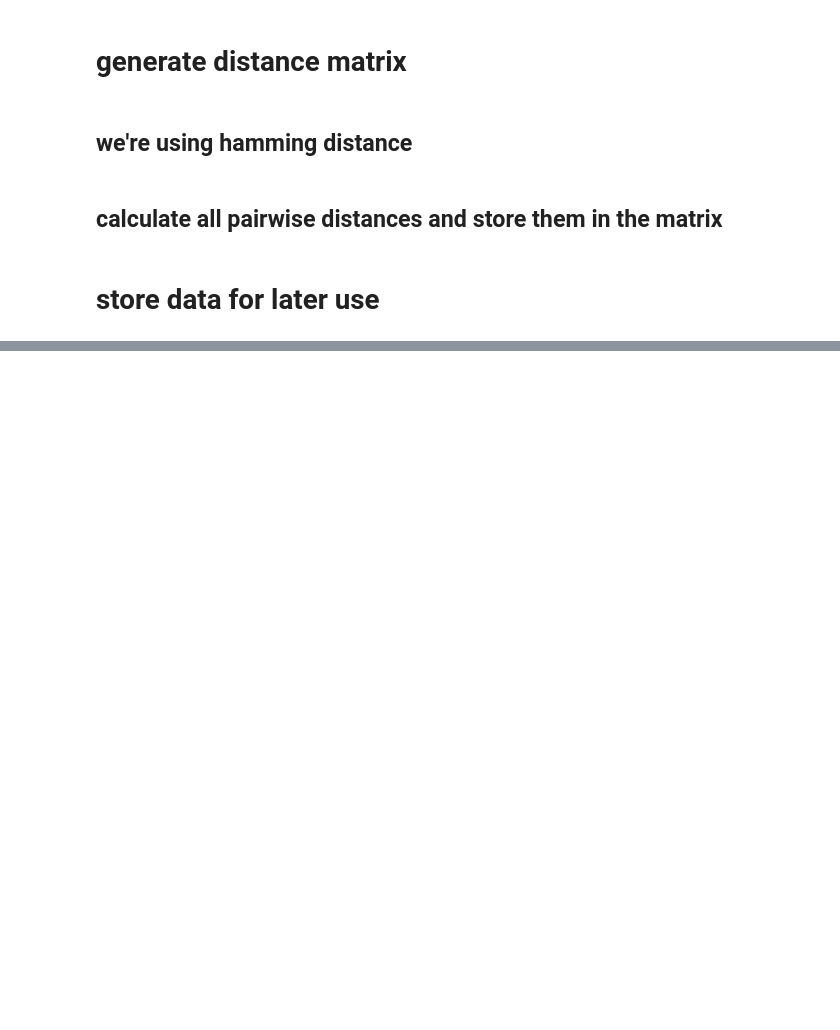
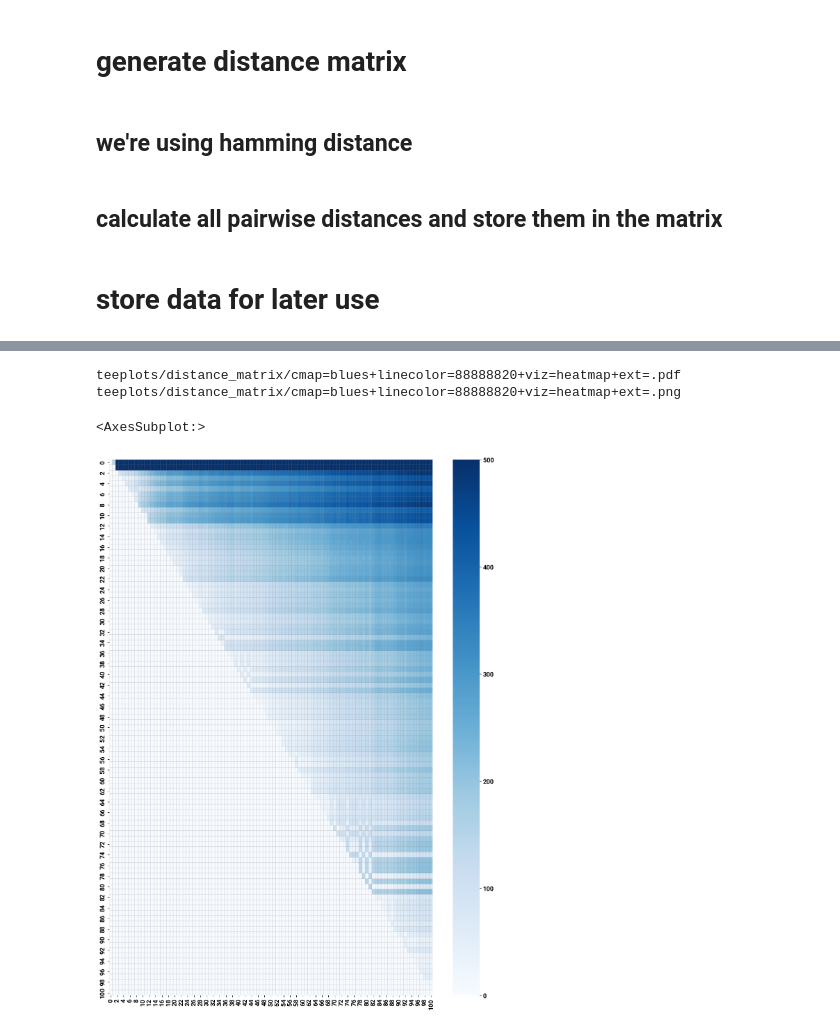
Before and after one commit to rodsan0/dishtiny_event_tag_phylogenetics, a Jupyter notebook: build_distance_matrix.ipynb, the cells around one changed output, grey strips where cells are left out. Saved outputs shown, nothing was run; the diff lists cells and outputs as text; code cells hidden in the pictures; blank space fills up the shorter version.

Commit message:
Update distance_matrix algo

```diff
--- a/build_distance_matrix.ipynb
+++ b/build_distance_matrix.ipynb
@@ -30,6 +30,26 @@ enable_pretty_graphing()
 # get data
 # %%
 filenames = glob.glob("dump/stint=*/*/a=genome+criteria=abundance+*thread=0*.json")
+# %%
+threads = []
+
+for thread in range(0, 4):
+    stint_tags = {}
+
+    for filename in glob.glob(f"dump/stint=*/*/a=genome+criteria=abundance+*thread={thread}*.json"):
+        file_data = kn.unpack(filename)
+        with open(filename, 'r') as file:
+            data = json.load(file)
+            data = data['value0']['event_tags']['tags']
+            tags = [v['value0']['value0'] for k, v in data.items()]
+#             print(file_data['stint'])
+#             print(tags)
+            stint_tags[file_data['stint']] = tags
+    stint_tags = {int(k): v for k, v in stint_tags.items()}
+    stint_tags = dict(sorted(stint_tags.items()))
+    del stint_tags[101]
+    del stint_tags[102]
+    threads.append(stint_tags)
 # %%
 # todo: store this as a tar gz and upload it to osf !!!!!
 # then decompress inside temp directory
@@ -65,11 +85,14 @@ def hamming_distance(a, b):
 # %% [markdown]
 ## calculate all pairwise distances and store them in the matrix
 # %%
-matrix = np.zeros((len(stint_tags), len(stint_tags)))
-pairwise = itertools.combinations(list(stint_tags.keys()), 2)
+matrices = []
+for stint_tags in threads:
+    matrix = np.zeros((len(stint_tags), len(stint_tags)))
+    pairwise = itertools.combinations(list(stint_tags.keys()), 2)
 
-for a, b in pairwise:
-    matrix[a][b] = sum(hamming_distance(x, y) for x, y in zip(stint_tags[a], stint_tags[b]))
+    for a, b in pairwise:
+        matrix[a][b] = sum(hamming_distance(x, y) for x, y in zip(stint_tags[a], stint_tags[b]))
+    matrices.append(matrix)
 # %% [markdown]
 # store data for later use
 # %%
@@ -92,0 +140,15 @@ array([[   0.,  150., 1116., ..., 1110., 1106., 1108.],
+# %%
+tp.tee(
+    sns.heatmap,
+    matrices[0],
+    vmax=500,
+    linewidths=0.05,
+    linecolor='#88888820',
+    cmap='Blues',
+    teeplot_subdir="distance_matrix"
+)
+# %% [output]
+teeplots/distance_matrix/cmap=blues+linecolor=88888820+viz=heatmap+ext=.pdf
+teeplots/distance_matrix/cmap=blues+linecolor=88888820+viz=heatmap+ext=.png
+<AxesSubplot:>
+[figure, added]
```
Also changed, not shown: parts of 6 cells of this notebook.
